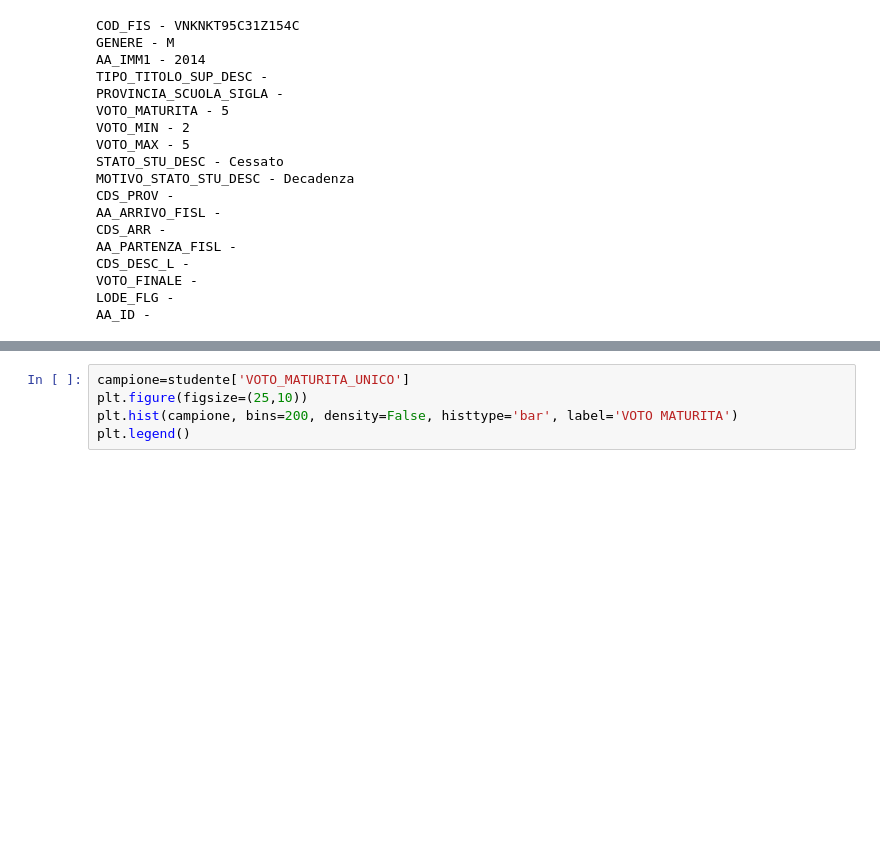
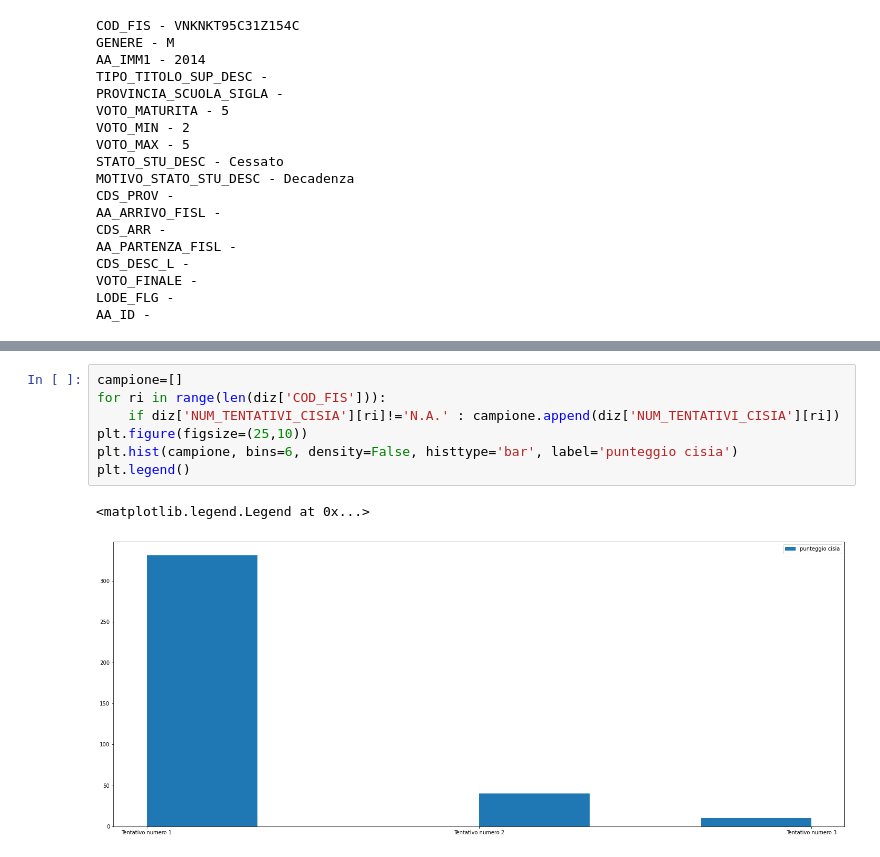
Before and after one commit to marcgrillo/grlmrc, a Jupyter notebook: PLS/Code/READER.ipynb, the cells around one changed output, grey strips where cells are left out. Drawn from its saved outputs; the diff is of its cells as text; blank space fills up the shorter version.

```diff
--- a/PLS/Code/READER.ipynb
+++ b/PLS/Code/READER.ipynb
@@ -842,5 +907,10 @@ plt.legend()
 # %%
-campione=studente['VOTO_MATURITA_UNICO']
+campione=[]
+for ri in range(len(diz['COD_FIS'])):
+    if diz['NUM_TENTATIVI_CISIA'][ri]!='N.A.' : campione.append(diz['NUM_TENTATIVI_CISIA'][ri])
 plt.figure(figsize=(25,10))
-plt.hist(campione, bins=200, density=False, histtype='bar', label='VOTO MATURITA')
+plt.hist(campione, bins=6, density=False, histtype='bar', label='punteggio cisia')
 plt.legend()
+# %% [output]
+<matplotlib.legend.Legend at 0x...>
+[figure, added]
```
Also changed, not shown: parts of 11 cells of this notebook.
